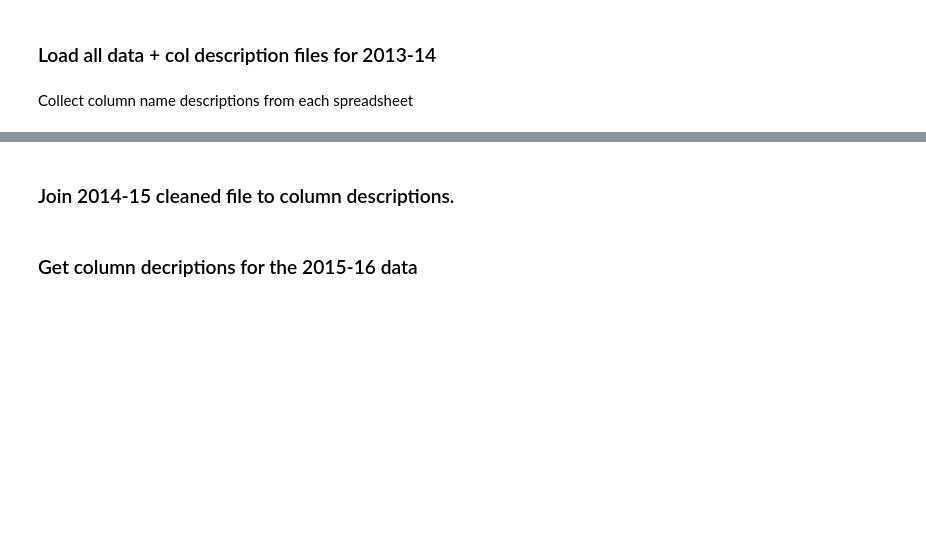
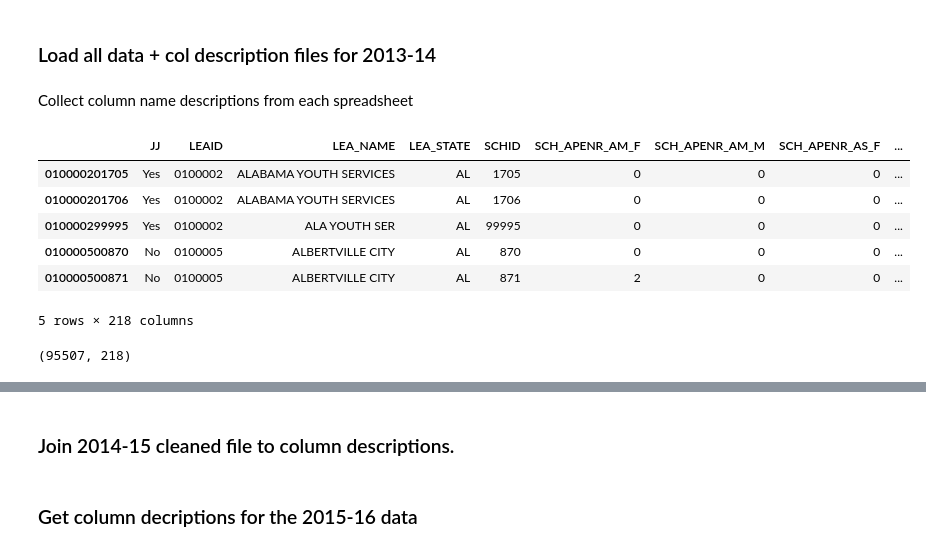
Before and after one commit to Discriminology/Educational-Equity-Data-Commons, a Jupyter notebook: data_processing.ipynb, the cells around one changed output, grey strips where cells are left out. Drawn from its saved outputs; the diff is of its cells as text; code cells hidden in the pictures; blank space fills up the shorter version.

```diff
--- a/data_processing.ipynb
+++ b/data_processing.ipynb
@@ -190,6 +190,20 @@ df11_1314 = pd.read_csv('~/Desktop/discriminology/2013_14/data/file_11.csv')
 df12_1314 = pd.read_csv('~/Desktop/discriminology/2013_14/data/file_0.csv')
 # %%
 df_1314 = aggregate_data(frames_1314, fields_1314)
+# %%
+df_1314.head()
+# %% [output]
+|  | JJ | LEAID | LEA_NAME | LEA_STATE | SCHID | SCH_APENR_AM_F | SCH_APENR_AM_M | SCH_APENR_AS_F | ... |
+| 010000201705 | Yes | 0100002 | ALABAMA YOUTH SERVICES | AL | 1705 | 0 | 0 | 0 | ... |
+| 010000201706 | Yes | 0100002 | ALABAMA YOUTH SERVICES | AL | 1706 | 0 | 0 | 0 | ... |
+| 010000299995 | Yes | 0100002 | ALA YOUTH SER | AL | 99995 | 0 | 0 | 0 | ... |
+| 010000500870 | No | 0100005 | ALBERTVILLE CITY | AL | 870 | 0 | 0 | 0 | ... |
+| 010000500871 | No | 0100005 | ALBERTVILLE CITY | AL | 871 | 2 | 0 | 0 | ... |
+5 rows × 218 columns
+# %%
+df_1314.shape
+# %% [output]
+(95507, 218)
 # %%
 df_1314_final = join_col_descriptions(desc_frames_1314, df_1314, fields_1314, '2013-14')
 # %%
```
Also changed, not shown: parts of 3 cells of this notebook.
